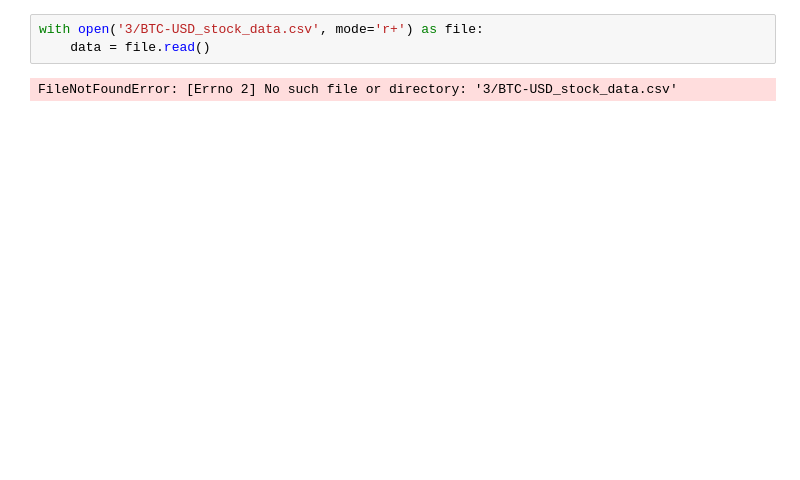
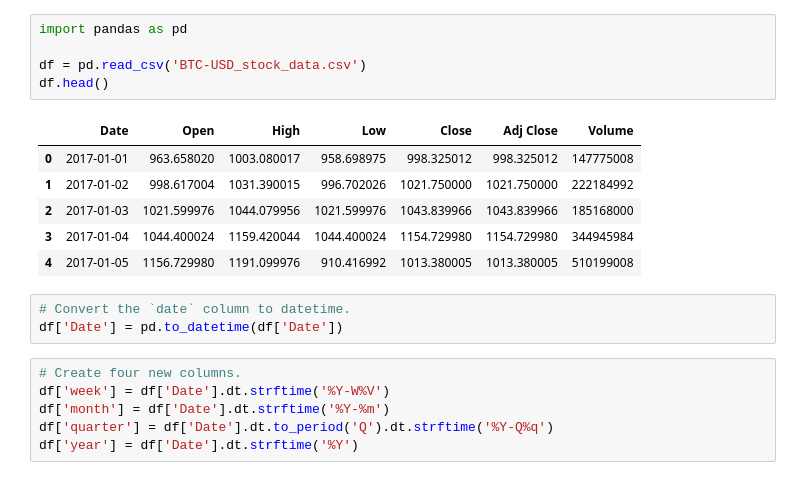
Before and after one commit to sonerbasak/Google-Data-Analytics, a Jupyter notebook: 3/2-date.ipynb, the cells around one changed output. Cells and saved outputs as stored; diff of their text form; blank space fills up the shorter version.

Commit message:
3.6 missing data

```diff
--- a/3/2-date.ipynb
+++ b/3/2-date.ipynb
@@ -1,5 +1,21 @@
-# %%
-with open('3/BTC-USD_stock_data.csv', mode='r+') as file:
-    data = file.read()
-# %% [output]
-FileNotFoundError: [Errno 2] No such file or directory: '3/BTC-USD_stock_data.csv'
+# %%
+import pandas as pd
+
+df = pd.read_csv('BTC-USD_stock_data.csv')
+df.head()
+# %% [output]
+|  | Date | Open | High | Low | Close | Adj Close | Volume |
+| 0 | 2017-01-01 | 963.658020 | 1003.080017 | 958.698975 | 998.325012 | 998.325012 | 147775008 |
+| 1 | 2017-01-02 | 998.617004 | 1031.390015 | 996.702026 | 1021.750000 | 1021.750000 | 222184992 |
+| 2 | 2017-01-03 | 1021.599976 | 1044.079956 | 1021.599976 | 1043.839966 | 1043.839966 | 185168000 |
+| 3 | 2017-01-04 | 1044.400024 | 1159.420044 | 1044.400024 | 1154.729980 | 1154.729980 | 344945984 |
+| 4 | 2017-01-05 | 1156.729980 | 1191.099976 | 910.416992 | 1013.380005 | 1013.380005 | 510199008 |
+# %%
+# Convert the `date` column to datetime.
+df['Date'] = pd.to_datetime(df['Date'])
+# %%
+# Create four new columns.
+df['week'] = df['Date'].dt.strftime('%Y-W%V')
+df['month'] = df['Date'].dt.strftime('%Y-%m')
+df['quarter'] = df['Date'].dt.to_period('Q').dt.strftime('%Y-Q%q')
+df['year'] = df['Date'].dt.strftime('%Y')
```
Also changed, not shown: parts of 3 cells of this notebook, 1 other file.
